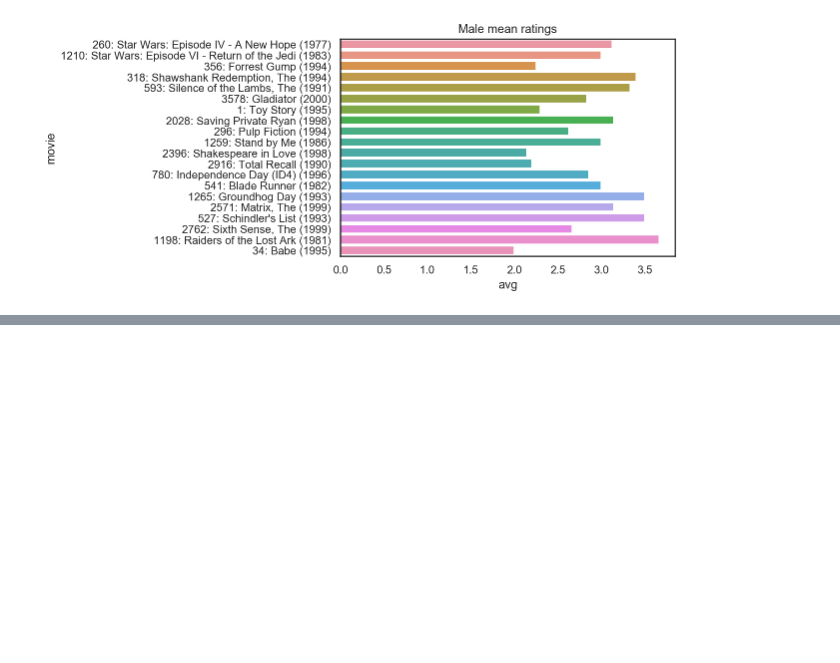
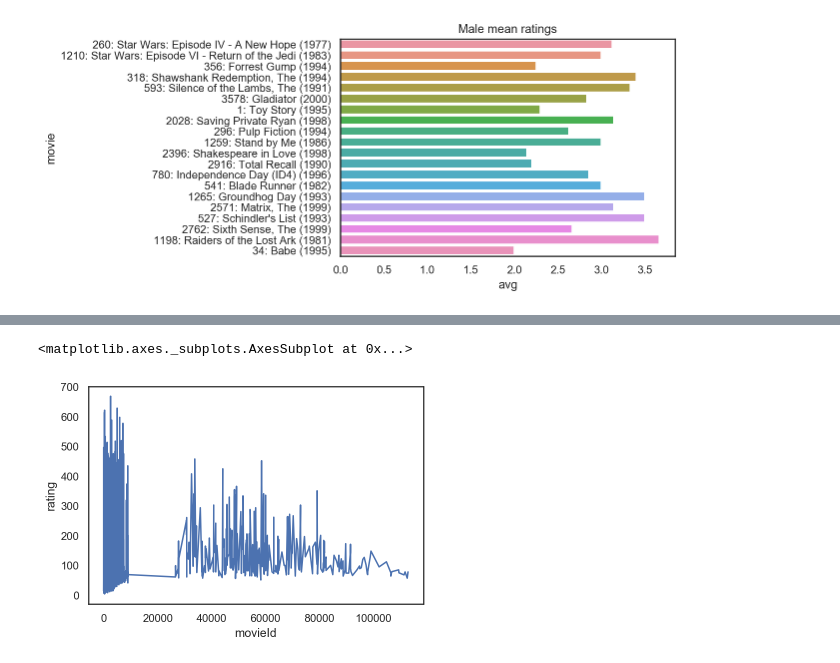
Before and after one commit to mhetrerajat/Introduction_to_Recommender_Systems, a Jupyter notebook: non_personalised.ipynb, the cells around one changed output, grey strips where cells are left out. Cells and saved outputs as stored; diff of their text form; code cells hidden in the pictures; blank space fills up the shorter version.

```diff
--- a/non_personalised.ipynb
+++ b/non_personalised.ipynb
@@ -160,0 +166,2 @@ plt.show(fig)
+# %%
+ASSIGNMENT_DIR = os.path.join(DATA_DIR, "nonrecsys")
@@ -160,0 +171,3 @@ plt.show(fig)
+# %%
+# Movie ratings
+ratings_df = pd.read_csv(os.path.join(ASSIGNMENT_DIR, "ratings.csv"), encoding="latin-1")
@@ -160,0 +200,10 @@ plt.show(fig)
+# %%
+# Movies with most ratings
+_df = ratings_df.groupby(by=['movieId'])\
+.agg({'rating': len})\
+.sort_values('rating', ascending=False)\
+.reset_index()
+
+_df.describe()
+# Every movie is rated atleast by 3 people
+# At max, 668 ratings for a movie
@@ -160,0 +220,5 @@ plt.show(fig)
+# %%
+sns.lineplot(x="movieId", y="rating", data=_df)
+# %% [output]
+<matplotlib.axes._subplots.AxesSubplot at 0x...>
+[figure, added]
```
Also changed, not shown: parts of 22 cells of this notebook, 4 other files.
